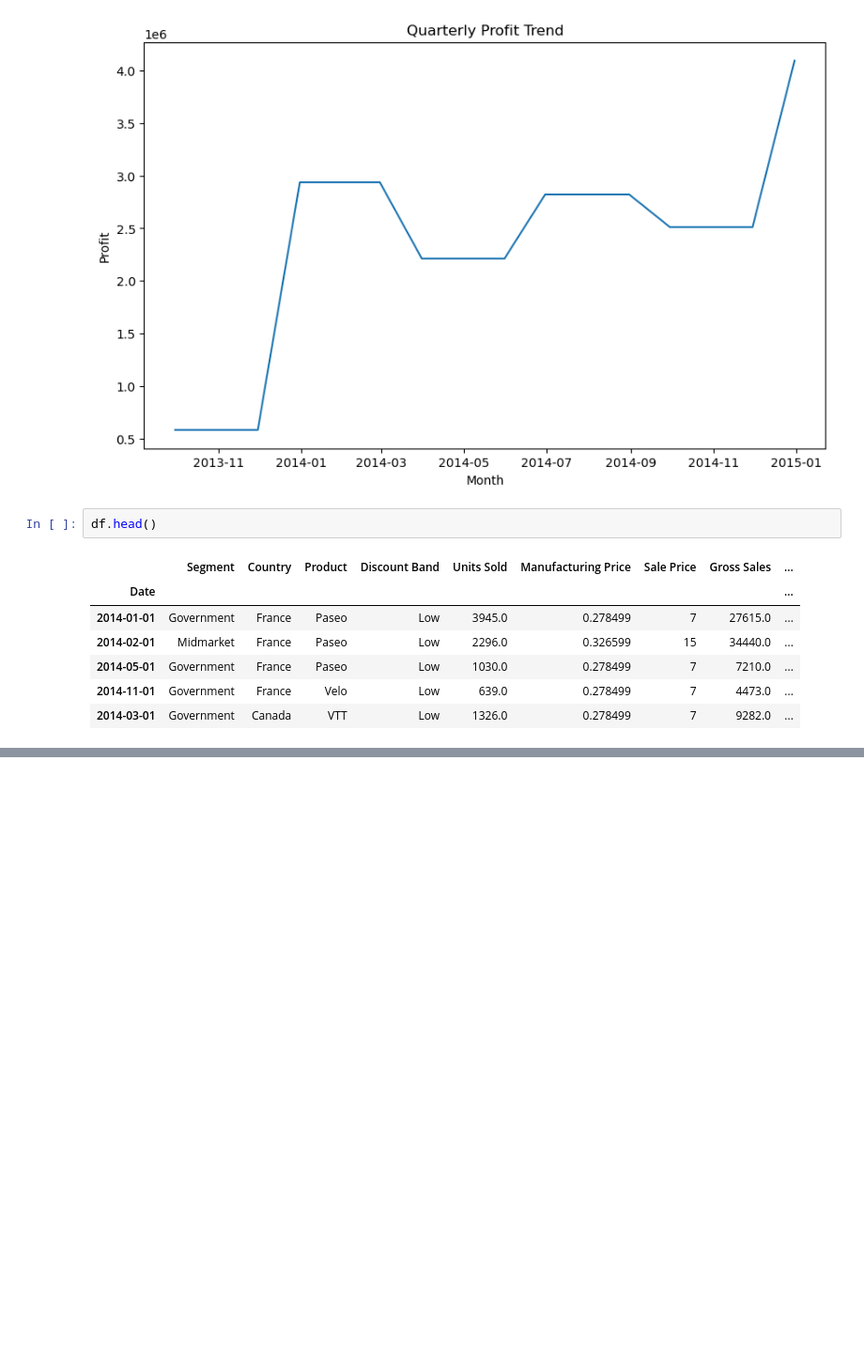
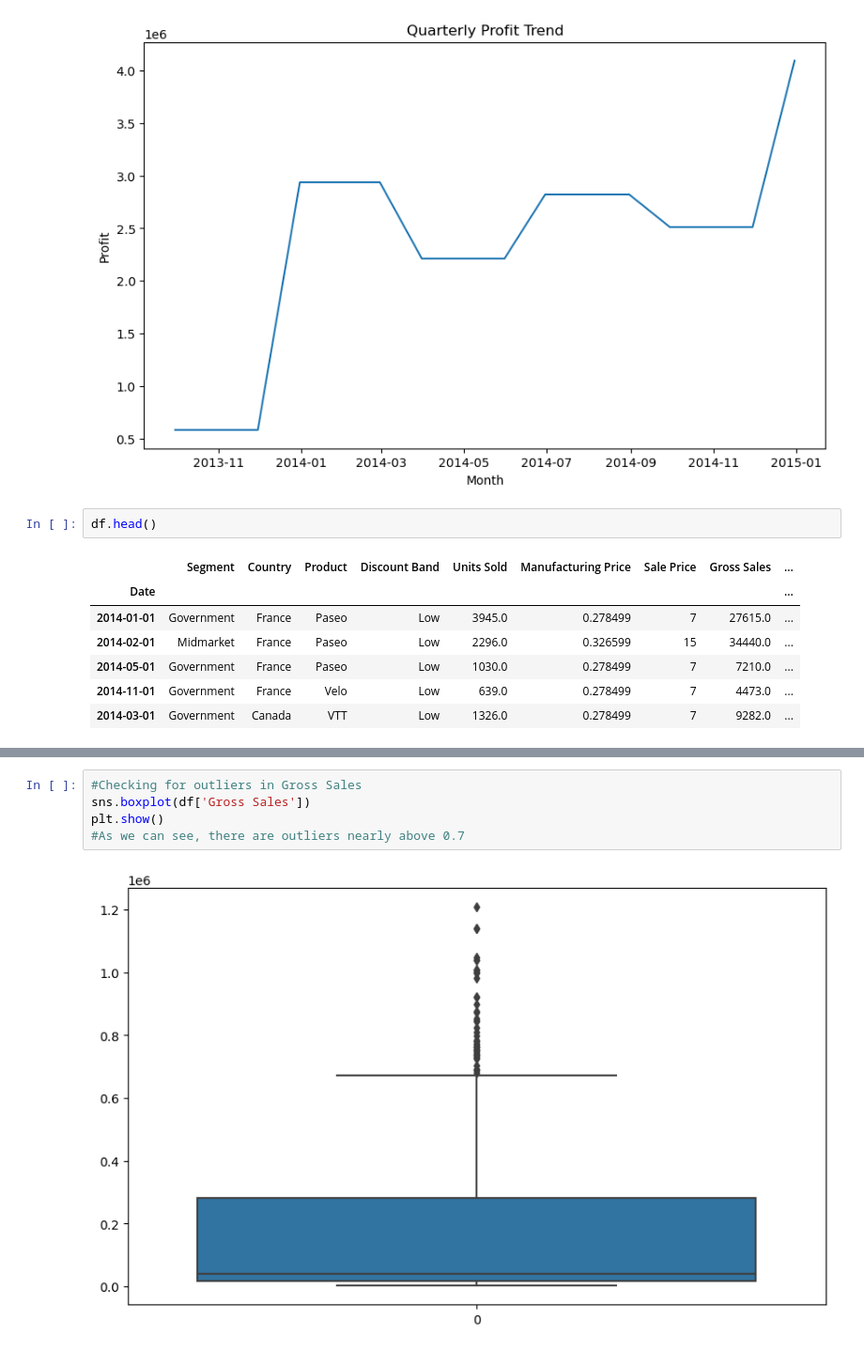
Before and after one commit to hibahdesu/Data-Analysis, a Jupyter notebook: one/Analysis for Sales.ipynb, the cells around one changed output, grey strips where cells are left out. Shown at 94% size. Drawn from its saved outputs; the diff is of its cells as text; blank space fills up the shorter version.

```diff
--- a/one/Analysis for Sales.ipynb
+++ b/one/Analysis for Sales.ipynb
@@ -923,0 +948,7 @@ df.head()
+# %%
+#Checking for outliers in Gross Sales
+sns.boxplot(df['Gross Sales'])
+plt.show()
+#As we can see, there are outliers nearly above 0.7
+# %% [output]
+[figure, added]
```
Also changed, not shown: parts of 7 cells of this notebook.
